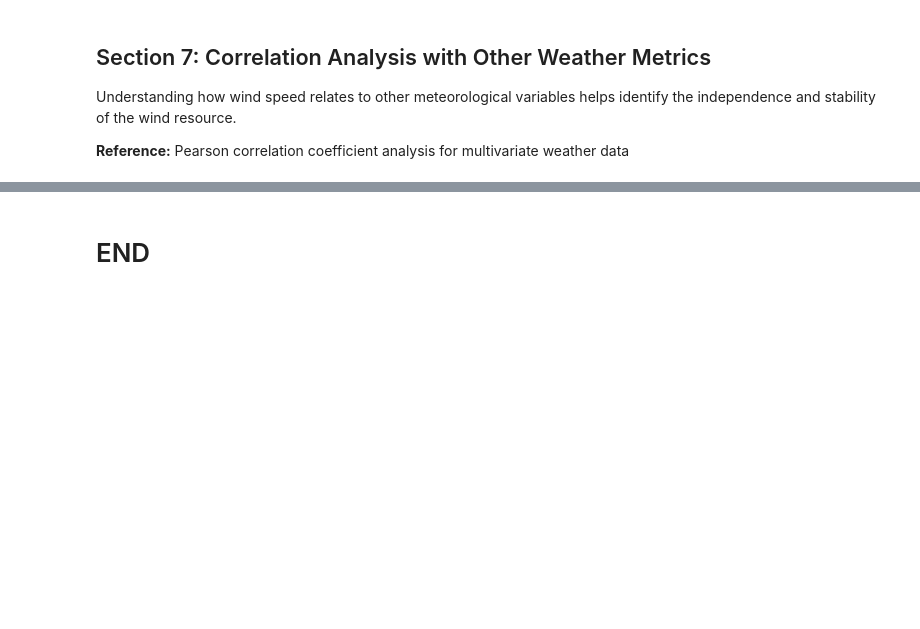
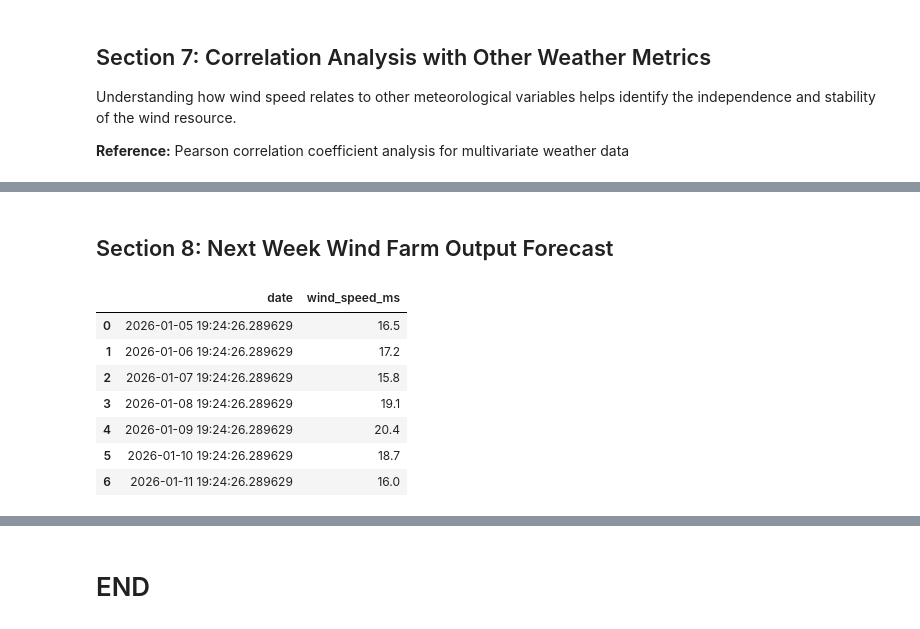
Before and after one commit to HewaOrang/PFDA, a Jupyter notebook: project/project.ipynb, the cells around one changed output, grey strips where cells are left out. Saved outputs shown, nothing was run; the diff lists cells and outputs as text; code cells hidden in the pictures; blank space fills up the shorter version.

```diff
--- a/project/project.ipynb
+++ b/project/project.ipynb
@@ -477,0 +503,2 @@ Wind Speed vs Pressure:     -0.002 (Moderate)
+# %% [markdown]
+## Section 8: Next Week Wind Farm Output Forecast
@@ -477,0 +515,17 @@ Wind Speed vs Pressure:     -0.002 (Moderate)
+# %%
+# Sample 7-day wind speed forecast data (in m/s)
+forecast = pd.DataFrame({
+    "date": pd.date_range(start=pd.Timestamp.today(), periods=7, freq="D"),
+    "wind_speed_ms": [16.5, 17.2, 15.8, 19.1, 20.4, 18.7, 16.0]
+})
+
+forecast
+# %% [output]
+|  | date | wind_speed_ms |
+| 0 | 2026-01-05 19:24:26.289629 | 16.5 |
+| 1 | 2026-01-06 19:24:26.289629 | 17.2 |
+| 2 | 2026-01-07 19:24:26.289629 | 15.8 |
+| 3 | 2026-01-08 19:24:26.289629 | 19.1 |
+| 4 | 2026-01-09 19:24:26.289629 | 20.4 |
+| 5 | 2026-01-10 19:24:26.289629 | 18.7 |
+| 6 | 2026-01-11 19:24:26.289629 | 16.0 |
```
Also changed, not shown: parts of 7 cells of this notebook.
